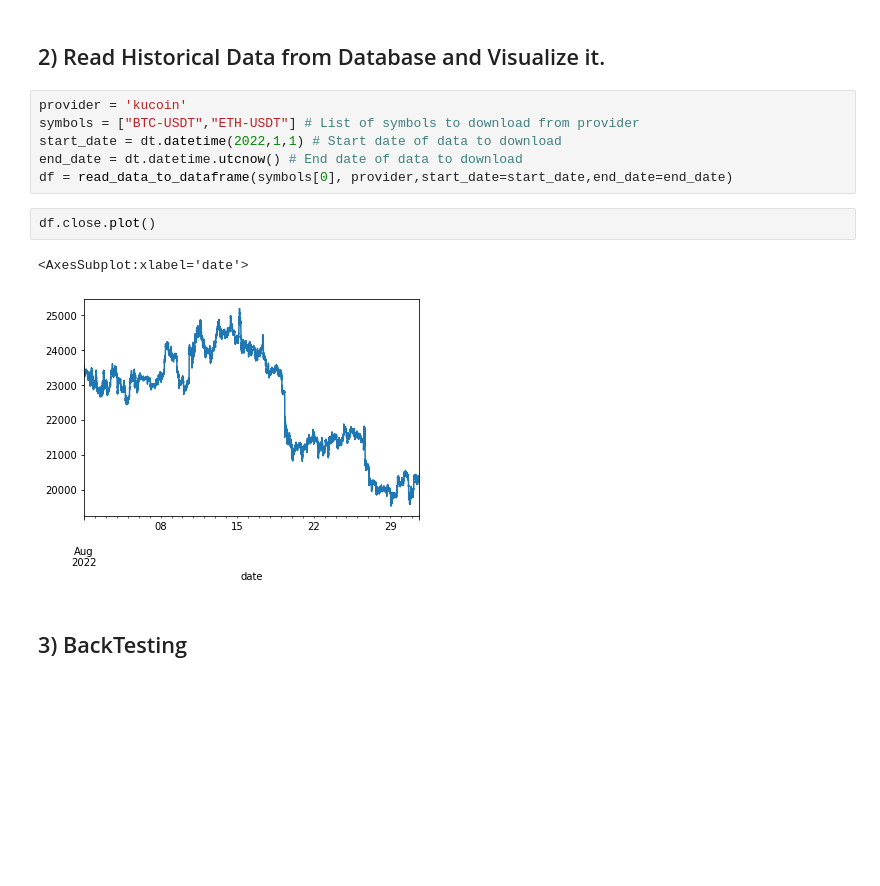
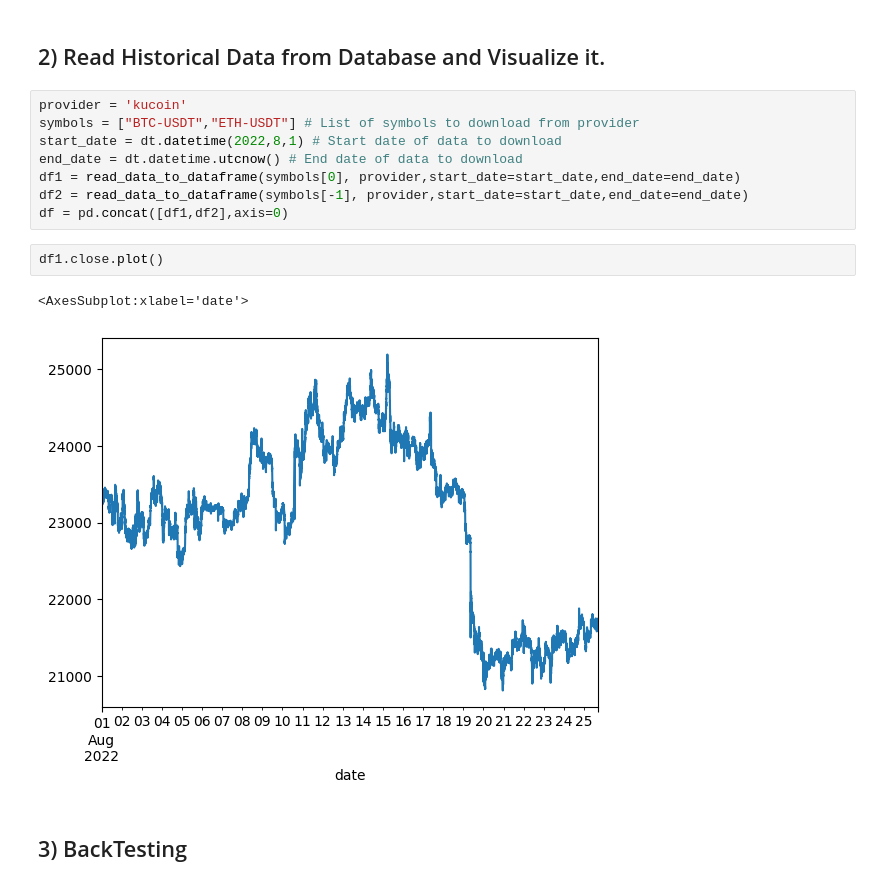
Before and after one commit to SmartLever/SmartBots, a Jupyter notebook: bots/crypto_trading/backtesting_crypto.ipynb, the cells around one changed output. Drawn from its saved outputs; the diff is of its cells as text; blank space fills up the shorter version.

```diff
--- a/bots/crypto_trading/backtesting_crypto.ipynb
+++ b/bots/crypto_trading/backtesting_crypto.ipynb
@@ -52,14 +54,16 @@ Symbol ETH-USDT saved.
 # %%
 provider = 'kucoin'
 symbols = ["BTC-USDT","ETH-USDT"] # List of symbols to download from provider
-start_date = dt.datetime(2022,1,1) # Start date of data to download
+start_date = dt.datetime(2022,8,1) # Start date of data to download
 end_date = dt.datetime.utcnow() # End date of data to download
-df = read_data_to_dataframe(symbols[0], provider,start_date=start_date,end_date=end_date)
+df1 = read_data_to_dataframe(symbols[0], provider,start_date=start_date,end_date=end_date)
+df2 = read_data_to_dataframe(symbols[-1], provider,start_date=start_date,end_date=end_date)
+df = pd.concat([df1,df2],axis=0)
 # %%
-df.close.plot()
+df1.close.plot()
 # %% [output]
 <AxesSubplot:xlabel='date'>
-[figure, old version]
+[figure, new version]
 # %% [markdown]
 ## 3) BackTesting
 # %% [markdown]
```
Also changed, not shown: parts of 7 cells of this notebook, 8 other files.
